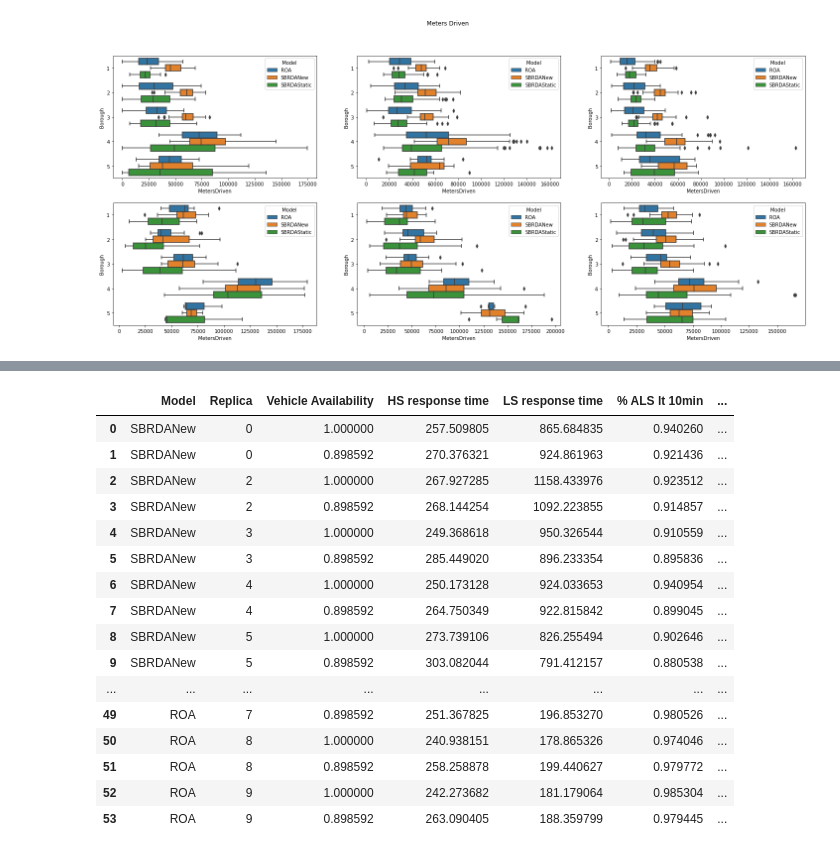
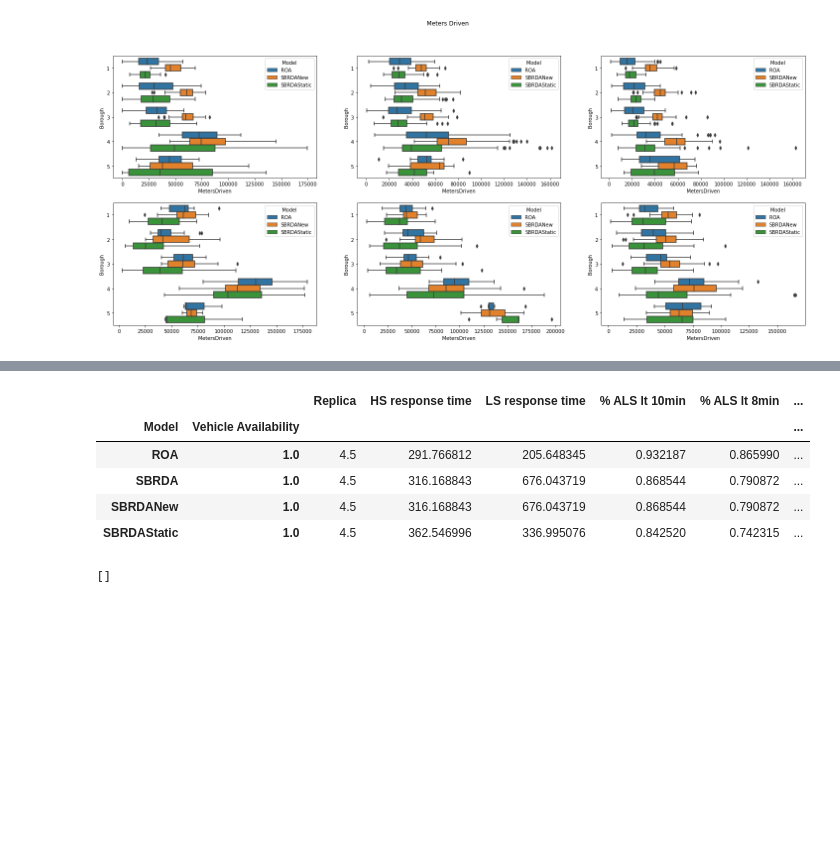
Before and after one commit to yamilbknsu/ems-ny-data, a Jupyter notebook: StatisticsDisplay3.ipynb, the cells around one changed output, grey strips where cells are left out. Saved outputs shown, nothing was run; the diff lists cells and outputs as text; code cells hidden in the pictures; blank space fills up the shorter version.

```diff
--- a/StatisticsDisplay3.ipynb
+++ b/StatisticsDisplay3.ipynb
@@ -101,7 +101,7 @@ nyc_boundaries = gpd.read_file(DATA_DIR + 'Old Files/Generated Shapefiles/NYC Su
 # %% [markdown]
 ## Model config name
 # %%
-name = 'D:/FTP results/Just Boroguh 1 (2)/friday_{}_0_0.7_0.05_Base_355ALS802BLS_86400_0_8_864000_60_1_1e-06_2160_1200_800_3600.pickle'
+name = 'D:/FTP results/Another try 1/friday_{}_5_0.7_0.05_Base_355ALS802BLS_86400_0_8_864000_60_1_1e-06_2160_1200_800_3600.pickle'
 # %% [markdown]
 ### Expected survivors
 # %%
@@ -110,11 +110,12 @@ def SurvivalFunction(response_times):
 with open(name.format('SBRDAStatic'), 'rb') as f:
     statistics = pickle.load(f)
 print('SBRDAStatic', [sum(SurvivalFunction((e[4] - e[3])/60) if statistics[1][e[-1]]['Statistics']['Borough'].data == b and e[2] == 1 else 0 for e in statistics[2]) for b in range(1,6)])
-#with open(name.format('SBRDANew'), 'rb') as f:
-    #statistics = pickle.load(f)
-with open('test3.pickle', 'rb') as f:
+with open(name.format('SBRDANew'), 'rb') as f:
     statistics = pickle.load(f)
 print('SBRDANew   ', [sum(SurvivalFunction((e[4] - e[3])/60) if statistics[1][e[-1]]['Statistics']['Borough'].data == b and e[2] == 1 else 0 for e in statistics[2]) for b in range(1,6)])
+with open(name.format('SBRDA'), 'rb') as f:
+    statistics = pickle.load(f)
+print('SBRDA      ', [sum(SurvivalFunction((e[4] - e[3])/60) if statistics[1][e[-1]]['Statistics']['Borough'].data == b and e[2] == 1 else 0 for e in statistics[2]) for b in range(1,6)])
 with open(name.format('ROA'), 'rb') as f:
     statistics = pickle.load(f)
 print('ROA        ', [sum(SurvivalFunction((e[4] - e[3])/60) if statistics[1][e[-1]]['Statistics']['Borough'].data == b and e[2] == 1 else 0 for e in statistics[2]) for b in range(1,6)])
@@ -180,7 +182,7 @@ statistics[1][ambulance]['Record']
 # %% [markdown]
 ### Utiization per borough
 # %%
-model = ['SBRDANew', 'SBRDAStatic', 'ROA']
+model = ['SBRDA', 'SBRDANew', 'SBRDAStatic', 'ROA']
 utilization = []
 for m in model:
     with open(name.format(m), 'rb') as f:
@@ -200,7 +202,6 @@ for m in model:
             elif d[1] == 2:
                 vehicle_state_2_time += statistics[1][v]['Statistics']['State'].data[i+1][0] - d[0]
 
-
         relocations = 0
         for i, r in enumerate(statistics[1][v]['Record'][1:]):
             if r[1] is not None and r[2] is not None and r[3] == 'None' and statistics[1][v]['Record'][i][3] == 'None':
@@ -261,32 +243,25 @@ utilization_df[(utilization_df['Model'] == 'SBRDANew') & (utilization_df['Type']
 # %%
-file_name = 'D:/FTP results/Just borough 1 (2)/friday_{}_{}_0.7_0.05_Base_{}ALS{}BLS_86400_0_8_864000_60_1_1e-06_2160_1200_800_3600.pickle'
+file_name = name = 'D:/FTP results/Another try 1/friday_{}_{}_0.7_0.05_Base_355ALS802BLS_86400_0_8_864000_60_1_1e-06_2160_1200_800_3600.pickle'
 data = []
-for model, replica, vehicles in itertools.product(['SBRDANew', 'SBRDAStatic', 'ROA'], [0,2,3,4,5,6,7,8,9], [[355, 802], [319, 722]]):
+for model, replica, vehicles in itertools.product(['SBRDA', 'SBRDANew', 'SBRDAStatic', 'ROA'], [0,1,2,4,5,7,8,9], [[355, 802]]):
     with open(file_name.format(model, replica, vehicles[0], vehicles[1]), 'rb') as f:
         statistics = pickle.load(f)
 
     data.append([model, replica, vehicles[0] / 355, statistics[0]['HSresponseTime'].average(), statistics[0]['LSresponseTime'].average(), statistics[0]['PercentageALSlt10min'].average(), statistics[0]['PercentageALSlt8min'].average(), statistics[0]['PercentageALSlt7min'].average()])
 data_df = pd.DataFrame(data, columns=['Model', 'Replica', 'Vehicle Availability', 'HS response time', 'LS response time', '% ALS lt 10min', '% ALS lt 8min', '% ALS lt 7min'])
 # %%
-data_df#.groupby(['Model', 'Vehicle Availability']).mean()
+data_df.groupby(['Model', 'Vehicle Availability']).mean()
 # %% [output]
-|  | Model | Replica | Vehicle Availability | HS response time | LS response time | % ALS lt 10min | ... |
-| 0 | SBRDANew | 0 | 1.000000 | 257.509805 | 865.684835 | 0.940260 | ... |
-| 1 | SBRDANew | 0 | 0.898592 | 270.376321 | 924.861963 | 0.921436 | ... |
-| 2 | SBRDANew | 2 | 1.000000 | 267.927285 | 1158.433976 | 0.923512 | ... |
-| 3 | SBRDANew | 2 | 0.898592 | 268.144254 | 1092.223855 | 0.914857 | ... |
-| 4 | SBRDANew | 3 | 1.000000 | 249.368618 | 950.326544 | 0.910559 | ... |
-| 5 | SBRDANew | 3 | 0.898592 | 285.449020 | 896.233354 | 0.895836 | ... |
-| 6 | SBRDANew | 4 | 1.000000 | 250.173128 | 924.033653 | 0.940954 | ... |
-| 7 | SBRDANew | 4 | 0.898592 | 264.750349 | 922.815842 | 0.899045 | ... |
-| 8 | SBRDANew | 5 | 1.000000 | 273.739106 | 826.255494 | 0.902646 | ... |
-| 9 | SBRDANew | 5 | 0.898592 | 303.082044 | 791.412157 | 0.880538 | ... |
-| ... | ... | ... | ... | ... | ... | ... | ... |
-| 49 | ROA | 7 | 0.898592 | 251.367825 | 196.853270 | 0.980526 | ... |
-| 50 | ROA | 8 | 1.000000 | 240.938151 | 178.865326 | 0.974046 | ... |
-| 51 | ROA | 8 | 0.898592 | 258.258878 | 199.440627 | 0.979772 | ... |
-| 52 | ROA | 9 | 1.000000 | 242.273682 | 181.179064 | 0.985304 | ... |
-| 53 | ROA | 9 | 0.898592 | 263.090405 | 188.359799 | 0.979445 | ... |
+|  |  | Replica | HS response time | LS response time | % ALS lt 10min | % ALS lt 8min | ... |
+| Model | Vehicle Availability |  |  |  |  |  | ... |
+| ROA | 1.0 | 4.5 | 291.766812 | 205.648345 | 0.932187 | 0.865990 | ... |
+| SBRDA | 1.0 | 4.5 | 316.168843 | 676.043719 | 0.868544 | 0.790872 | ... |
+| SBRDANew | 1.0 | 4.5 | 316.168843 | 676.043719 | 0.868544 | 0.790872 | ... |
+| SBRDAStatic | 1.0 | 4.5 | 362.546996 | 336.995076 | 0.842520 | 0.742315 | ... |
+# %%
+[(s[4] - s[3], s) for s in statistics[2] if s[4] - s[3] > 5000]
+# %% [output]
+[]
 # %%
 statistics[0]
 # %% [output]
```
Also changed, not shown: parts of 3 cells of this notebook, 7 other files.
